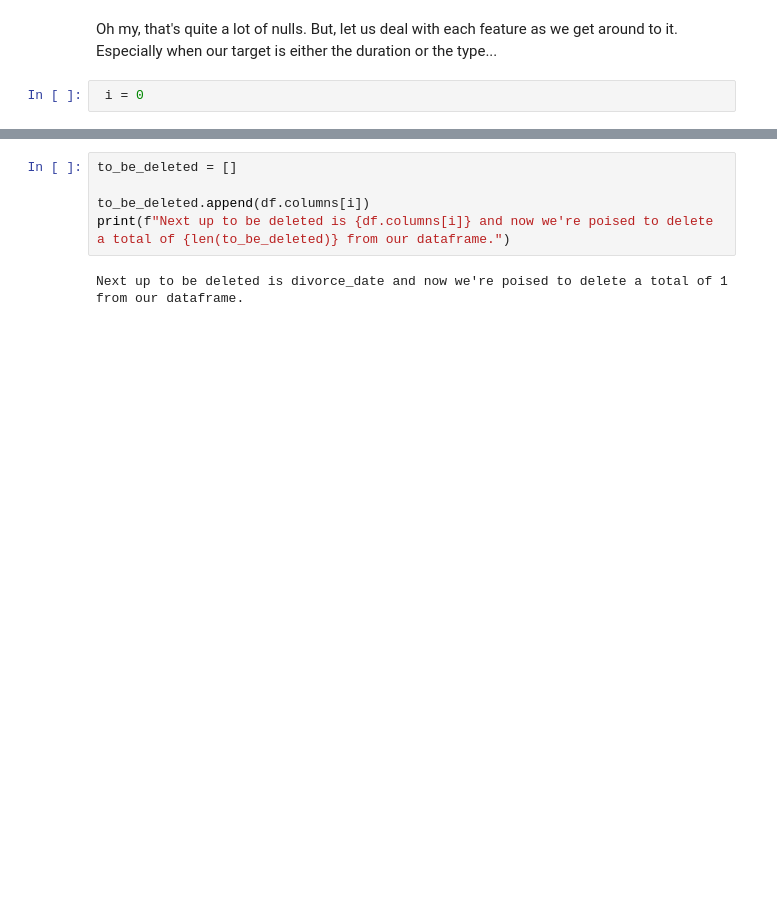
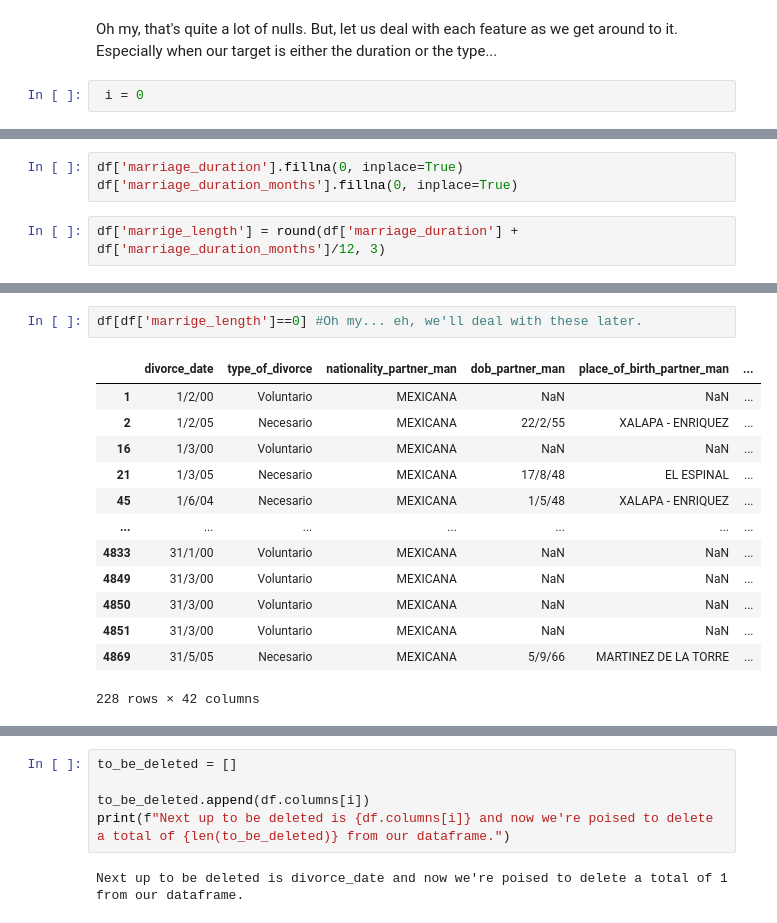
Before and after one commit to bwolff26/MAD_marriage_and_divorce_study, a Jupyter notebook: code/s1_ceda_i.ipynb, the cells around one changed output, grey strips where cells are left out. Drawn from its saved outputs; the diff is of its cells as text; blank space fills up the shorter version.

```diff
--- a/code/s1_ceda_i.ipynb
+++ b/code/s1_ceda_i.ipynb
@@ -69,0 +86,5 @@ min(df['divorce_date']), max(df['divorce_date'])
+# %%
+df['marriage_duration'].fillna(0, inplace=True)
+df['marriage_duration_months'].fillna(0, inplace=True)
+# %%
+df['marrige_length'] = round(df['marriage_duration'] + df['marriage_duration_months']/12, 3)
@@ -69,0 +106,16 @@ min(df['divorce_date']), max(df['divorce_date'])
+# %%
+df[df['marrige_length']==0] #Oh my... eh, we'll deal with these later.
+# %% [output]
+|  | divorce_date | type_of_divorce | nationality_partner_man | dob_partner_man | place_of_birth_partner_man | ... |
+| 1 | 1/2/00 | Voluntario | MEXICANA | NaN | NaN | ... |
+| 2 | 1/2/05 | Necesario | MEXICANA | 22/2/55 | XALAPA - ENRIQUEZ | ... |
+| 16 | 1/3/00 | Voluntario | MEXICANA | NaN | NaN | ... |
+| 21 | 1/3/05 | Necesario | MEXICANA | 17/8/48 | EL ESPINAL | ... |
+| 45 | 1/6/04 | Necesario | MEXICANA | 1/5/48 | XALAPA - ENRIQUEZ | ... |
+| ... | ... | ... | ... | ... | ... | ... |
+| 4833 | 31/1/00 | Voluntario | MEXICANA | NaN | NaN | ... |
+| 4849 | 31/3/00 | Voluntario | MEXICANA | NaN | NaN | ... |
+| 4850 | 31/3/00 | Voluntario | MEXICANA | NaN | NaN | ... |
+| 4851 | 31/3/00 | Voluntario | MEXICANA | NaN | NaN | ... |
+| 4869 | 31/5/05 | Necesario | MEXICANA | 5/9/66 | MARTINEZ DE LA TORRE | ... |
+228 rows × 42 columns
```
Also changed, not shown: parts of 61 cells of this notebook, 1 other file.
